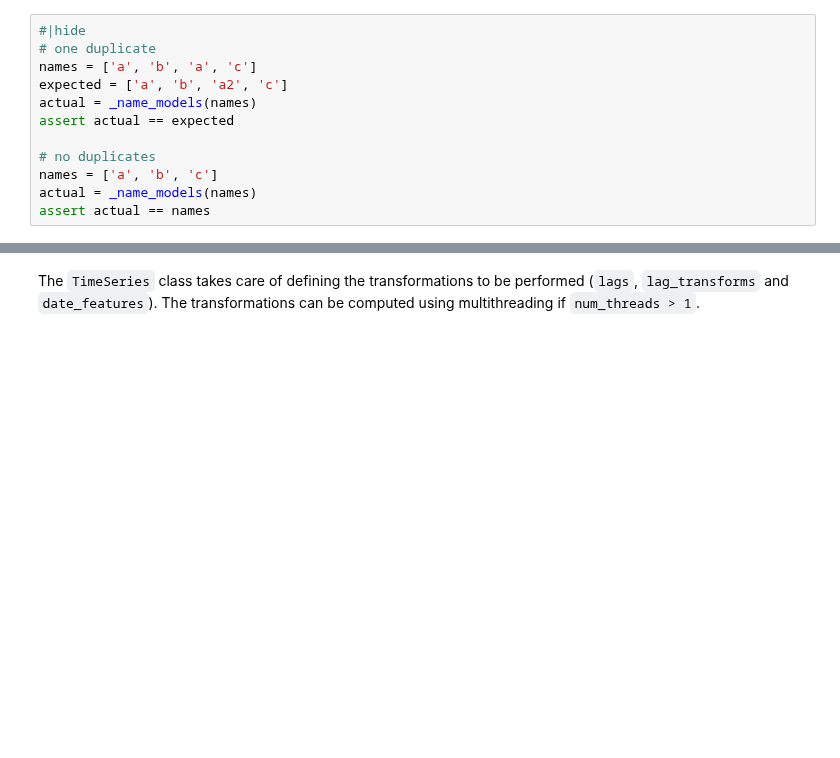
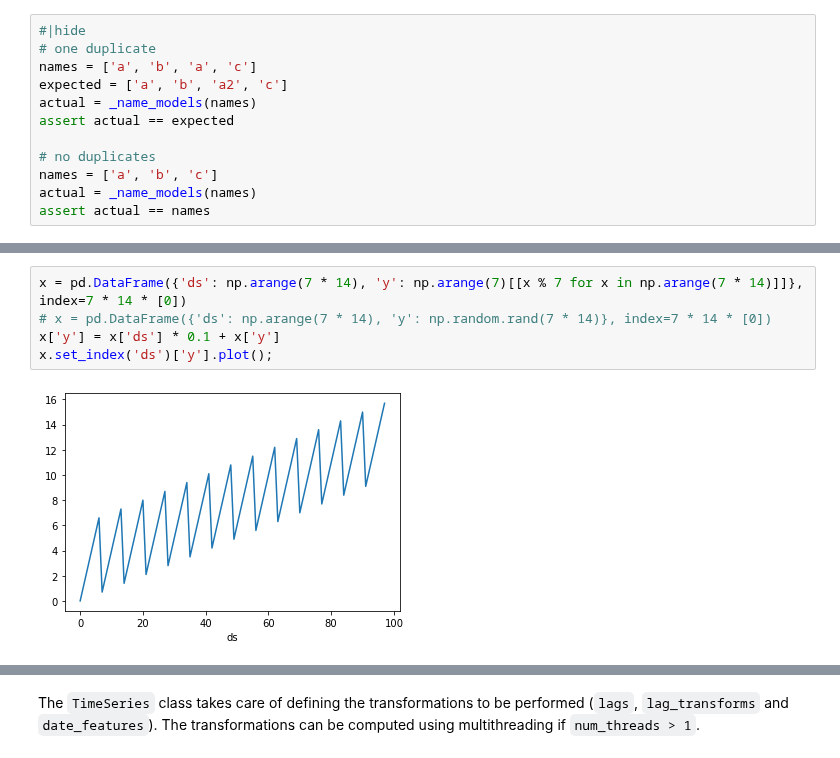
Before and after one commit to Nixtla/mlforecast, a Jupyter notebook: nbs/core.ipynb, the cells around one changed output, grey strips where cells are left out. Cells and saved outputs as stored; diff of their text form; blank space fills up the shorter version.

```diff
--- a/nbs/core.ipynb
+++ b/nbs/core.ipynb
@@ -592,3 +660,10 @@ class TimeSeries:
             else:
                 preds[model_names[i]] = self._get_raw_predictions()
         return preds
+# %%
+x = pd.DataFrame({'ds': np.arange(7 * 14), 'y': np.arange(7)[[x % 7 for x in np.arange(7 * 14)]]}, index=7 * 14 * [0])
+# x = pd.DataFrame({'ds': np.arange(7 * 14), 'y': np.random.rand(7 * 14)}, index=7 * 14 * [0])
+x['y'] = x['ds'] * 0.1 + x['y']
+x.set_index('ds')['y'].plot();
+# %% [output]
+[figure, added]
```
Also changed, not shown: parts of 8 cells of this notebook, 5 other files.
